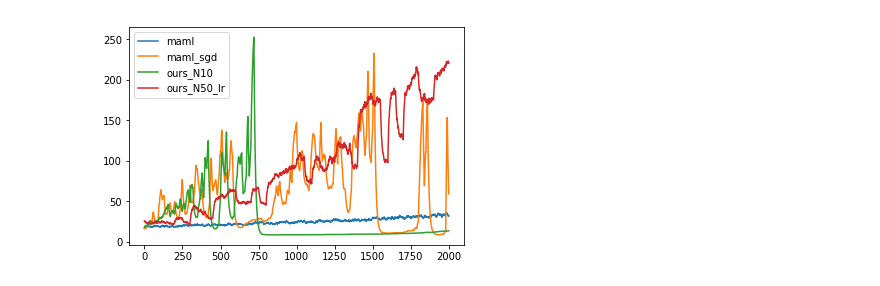
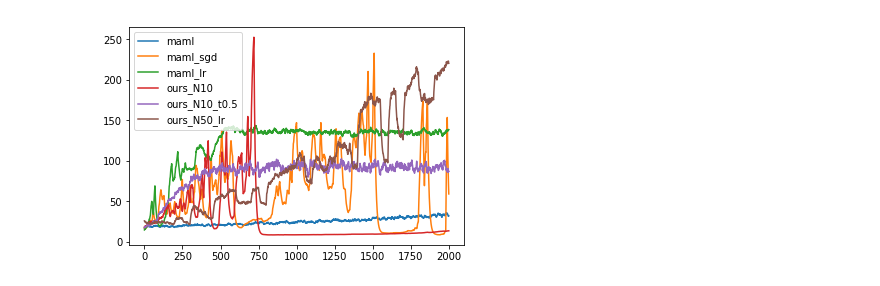
Before and after one commit to ycsun2017/cmsc828w-project, a Jupyter notebook: plot_all.ipynb, the cells around one changed output. Cells and saved outputs as stored; diff of their text form; code cells hidden in the pictures.

```diff
--- a/plot_all.ipynb
+++ b/plot_all.ipynb
@@ -34,3 +34,5 @@ ours_50 = read_rewards("results_test/CartPole-v0_vpg_s2000_n10_every50_size32_c0
 ours_50_lr = read_rewards("results_test/CartPole-v0_vpg_s2000_n10_every50_size32_c0.5_tau0.5.txt", samples, episodes)
 # %%
 maml_sgd = read_rewards("results_test/maml_CartPole-v0_vpg_s2000_n10_every10_size32.txt", samples, episodes)
+# %%
+maml_lr = read_rewards("results_test/maml_CartPole-v0_vpg_s2000_n10_every10_size32.txt", samples, episodes)
@@ -37,10 +41,13 @@ maml_sgd = read_rewards("results_test/maml_CartPole-v0_vpg_s2000_n10_every10_siz
+# %%
+ours_10_t5_c10 = read_rewards("results_test/CartPole-v0_vpg_s2000_n10_every10_size32_c1.0_tau0.5.txt", samples, episodes)
 # %%
 plt.plot(smooth(maml, 0.9), label="maml")
 plt.plot(smooth(maml_sgd, 0.9), label="maml_sgd")
+plt.plot(smooth(maml_lr, 0.9), label="maml_lr")
 plt.plot(smooth(ours, 0.9), label="ours_N10")
-# plt.plot(smooth(ours_50, 0.9), label="ours_N50")
+plt.plot(smooth(ours_10_t5_c10, 0.9), label="ours_N10_t0.5")
 plt.plot(smooth(ours_50_lr, 0.9), label="ours_N50_lr")
 plt.legend()
 plt.show()
 # %% [output]
-[figure, old version]
+[figure, new version]
```
Also changed, not shown: parts of 3 cells of this notebook, 2 other files.
